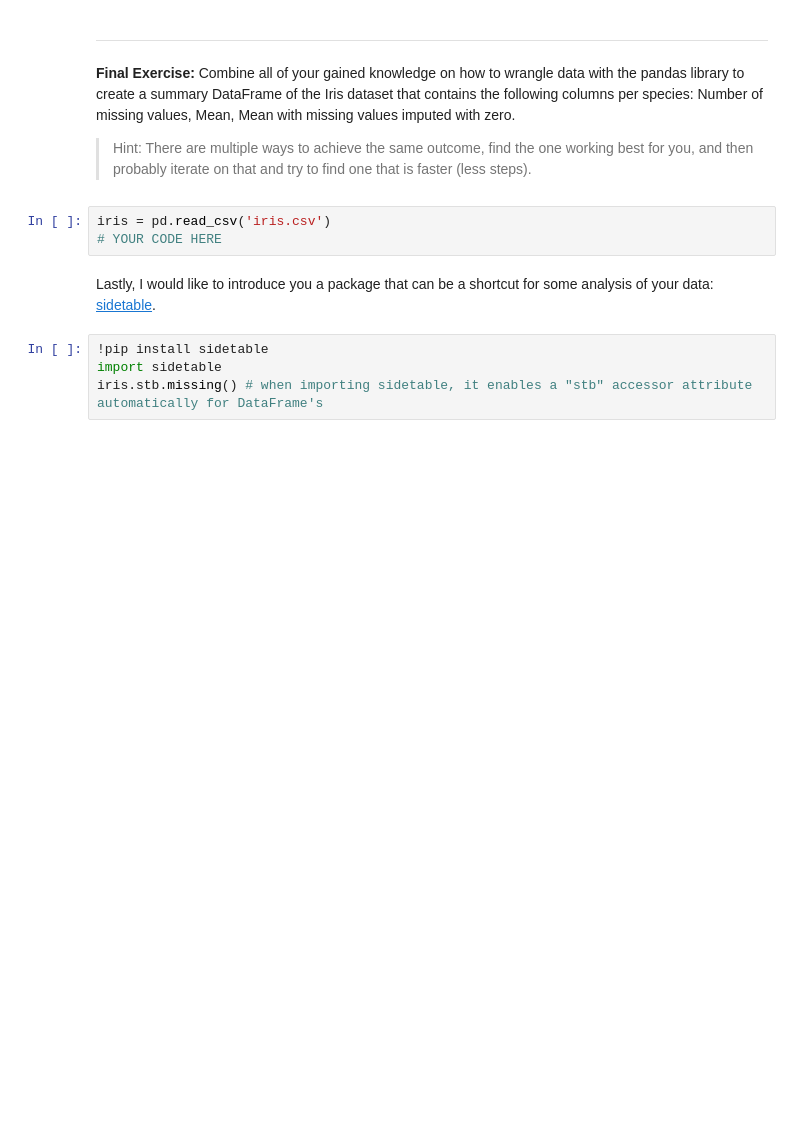
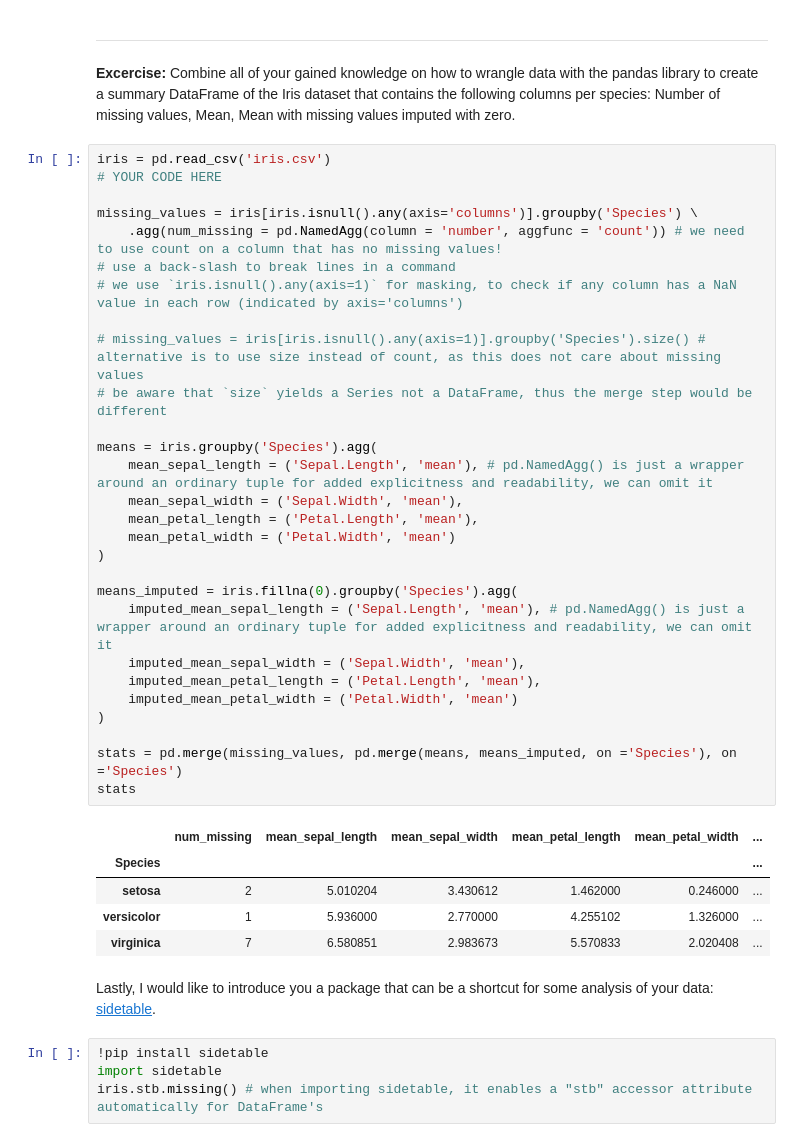
Before and after one commit to IS3UniCologne/AA_2023, a Jupyter notebook: Workshop_03/AA_WS_03_Pandas.ipynb, the cells around one changed output. Drawn from its saved outputs; the diff is of its cells as text; blank space fills up the shorter version.

```diff
--- a/Workshop_03/AA_WS_03_Pandas_pre.ipynb
+++ b/Workshop_03/AA_WS_03_Pandas.ipynb
@@ -1088,12 +1115,41 @@ Iris_set.groupby("Species").agg(
 # %% [markdown]
 ---
 # %% [markdown]
-**Final Exercise:** Combine all of your gained knowledge on how to wrangle data with the pandas library to create a summary DataFrame of the Iris dataset that contains the following columns per species: Number of missing values, Mean, Mean with missing values imputed with zero.
-
-> Hint: There are multiple ways to achieve the same outcome, find the one working best for you, and then probably iterate on that and try to find one that is faster (less steps).
+**Excercise:** Combine all of your gained knowledge on how to wrangle data with the pandas library to create a summary DataFrame of the Iris dataset that contains the following columns per species: Number of missing values, Mean, Mean with missing values imputed with zero.
-# %%
-iris = pd.read_csv('iris.csv')
-# YOUR CODE HERE
+# %%
+iris = pd.read_csv('iris.csv')
+# YOUR CODE HERE
+
+missing_values = iris[iris.isnull().any(axis='columns')].groupby('Species') \
+    .agg(num_missing = pd.NamedAgg(column = 'number', aggfunc = 'count')) # we need to use count on a column that has no missing values!
+# use a back-slash to break lines in a command
+# we use `iris.isnull().any(axis=1)` for masking, to check if any column has a NaN value in each row (indicated by axis='columns')
+
+# missing_values = iris[iris.isnull().any(axis=1)].groupby('Species').size() # alternative is to use size instead of count, as this does not care about missing values
+# be aware that `size` yields a Series not a DataFrame, thus the merge step would be different
+
+means = iris.groupby('Species').agg(
+    mean_sepal_length = ('Sepal.Length', 'mean'), # pd.NamedAgg() is just a wrapper around an ordinary tuple for added explicitness and readability, we can omit it
+    mean_sepal_width = ('Sepal.Width', 'mean'),
+    mean_petal_length = ('Petal.Length', 'mean'),
+    mean_petal_width = ('Petal.Width', 'mean')
+)
+
+means_imputed = iris.fillna(0).groupby('Species').agg(
+    imputed_mean_sepal_length = ('Sepal.Length', 'mean'), # pd.NamedAgg() is just a wrapper around an ordinary tuple for added explicitness and readability, we can omit it
+    imputed_mean_sepal_width = ('Sepal.Width', 'mean'),
+    imputed_mean_petal_length = ('Petal.Length', 'mean'),
+    imputed_mean_petal_width = ('Petal.Width', 'mean')
+)
+
+stats = pd.merge(missing_values, pd.merge(means, means_imputed, on ='Species'), on ='Species')
+stats
+# %% [output]
+|  | num_missing | mean_sepal_length | mean_sepal_width | mean_petal_length | mean_petal_width | ... |
+| Species |  |  |  |  |  | ... |
+| setosa | 2 | 5.010204 | 3.430612 | 1.462000 | 0.246000 | ... |
+| versicolor | 1 | 5.936000 | 2.770000 | 4.255102 | 1.326000 | ... |
+| virginica | 7 | 6.580851 | 2.983673 | 5.570833 | 2.020408 | ... |
 # %% [markdown]
 Lastly, I would like to introduce you a package that can be a shortcut for some analysis of your data: [sidetable](https://github.com/chris1610/sidetable).
 # %%
```
Also changed, not shown: parts of 19 cells of this notebook.
